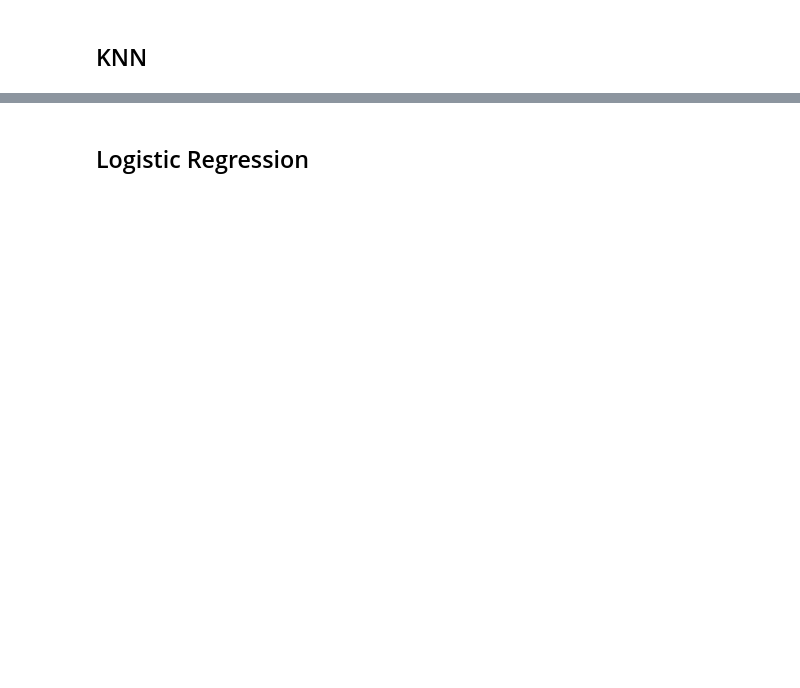
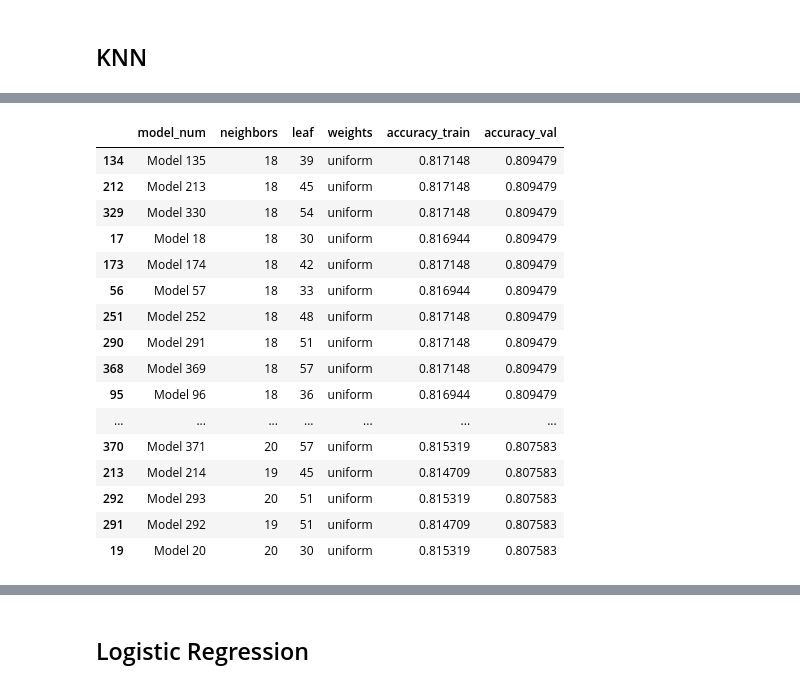
Before and after one commit to nickpedri/Classification-Project, a Jupyter notebook: acquire_prep_explore.ipynb, the cells around one changed output, grey strips where cells are left out. Drawn from its saved outputs; the diff is of its cells as text; code cells hidden in the pictures; blank space fills up the shorter version.

```diff
--- a/acquire_prep_explore.ipynb
+++ b/acquire_prep_explore.ipynb
@@ -842,2 +882,19 @@ models
 # %% [markdown]
 ## KNN
+# %%
+telco = ac.telco_data()  # retrieve data
+telco = prp.prep_telco(telco)  # prep data using function that does everything done above
+telco.head(3)
+
+train, val, test = prp.train_val_test(telco,'churn',seed=100)  # split data into 3 sets
+
+
+train, customer_id_train = prp.split_x_y(train,'customer_id')   # remove customer id from sample now that is has been split
+val, customer_id_val = prp.split_x_y(val,'customer_id')
+test, customer_id_test = prp.split_x_y(test,'customer_id')
+
+x_train, y_train = prp.split_x_y(train,'churn')  # split data to remove the target variable churn
+x_val, y_val = prp.split_x_y(val,'churn')
+x_test, y_test = prp.split_x_y(test,'churn')
+
+train.shape, val.shape, test.shape
@@ -843,0 +924,68 @@ models
+# %%
+mms = MinMaxScaler()
+for col in ['tenure', 'monthly_charges', 'total_charges']:
+    x_train[[col]] = mms.fit_transform(x_train[[col]])
+    x_val[[col]] = mms.transform(x_val[[col]])
+    x_test[[col]] = mms.transform(x_test[[col]])
+
+x_train.head()
+
+clf = DecisionTreeClassifier(max_depth=9, min_samples_split=10, min_samples_leaf=6, max_features=7, random_state=seed)
+clf.fit(x_train, y_train)
+clf.score(x_train, y_train), clf.score(x_val,y_val), clf.score(x_test,y_test)
+least_important = list(prp.importance(x_train, clf).cols.tail(15))  # create a list of the least important features
+x_train = x_train.drop(columns=least_important)
+x_val = x_val.drop(columns=least_important)
+x_test = x_test.drop(columns=least_important)
+
+model_num = []
+neighbors = []
+leaf = []
+weight = []
+accuracy_train = []
+accuracy_val = []
+gen = 1
+
+for w in ['uniform']:
+    for l in range(30,60,3):
+        for n in range(1,40):
+            knn = KNeighborsClassifier(n_neighbors=n, weights=w, leaf_size=l)
+            knn.fit(x_train, y_train)
+
+            model_num.append(f'Model {gen}')
+            neighbors.append(n)
+            leaf.append(l)
+            weight.append(w)
+            accuracy_train.append(knn.score(x_train, y_train))
+            accuracy_val.append(knn.score(x_val, y_val))
+            gen += 1
+
+
+
+models = {'model_num':model_num,
+          'neighbors':neighbors,
+          'leaf':leaf,
+          'weights':weight,
+          'accuracy_train':accuracy_train,
+          'accuracy_val':accuracy_val}
+
+models = pd.DataFrame(models).sort_values(by='accuracy_val', ascending=False).head(30)
+models
+# %% [output]
+|  | model_num | neighbors | leaf | weights | accuracy_train | accuracy_val |
+| 134 | Model 135 | 18 | 39 | uniform | 0.817148 | 0.809479 |
+| 212 | Model 213 | 18 | 45 | uniform | 0.817148 | 0.809479 |
+| 329 | Model 330 | 18 | 54 | uniform | 0.817148 | 0.809479 |
+| 17 | Model 18 | 18 | 30 | uniform | 0.816944 | 0.809479 |
+| 173 | Model 174 | 18 | 42 | uniform | 0.817148 | 0.809479 |
+| 56 | Model 57 | 18 | 33 | uniform | 0.816944 | 0.809479 |
+| 251 | Model 252 | 18 | 48 | uniform | 0.817148 | 0.809479 |
+| 290 | Model 291 | 18 | 51 | uniform | 0.817148 | 0.809479 |
+| 368 | Model 369 | 18 | 57 | uniform | 0.817148 | 0.809479 |
+| 95 | Model 96 | 18 | 36 | uniform | 0.816944 | 0.809479 |
+| ... | ... | ... | ... | ... | ... | ... |
+| 370 | Model 371 | 20 | 57 | uniform | 0.815319 | 0.807583 |
+| 213 | Model 214 | 19 | 45 | uniform | 0.814709 | 0.807583 |
+| 292 | Model 293 | 20 | 51 | uniform | 0.815319 | 0.807583 |
+| 291 | Model 292 | 19 | 51 | uniform | 0.814709 | 0.807583 |
+| 19 | Model 20 | 20 | 30 | uniform | 0.815319 | 0.807583 |
```
Also changed, not shown: parts of 29 cells of this notebook, 2 other files.
